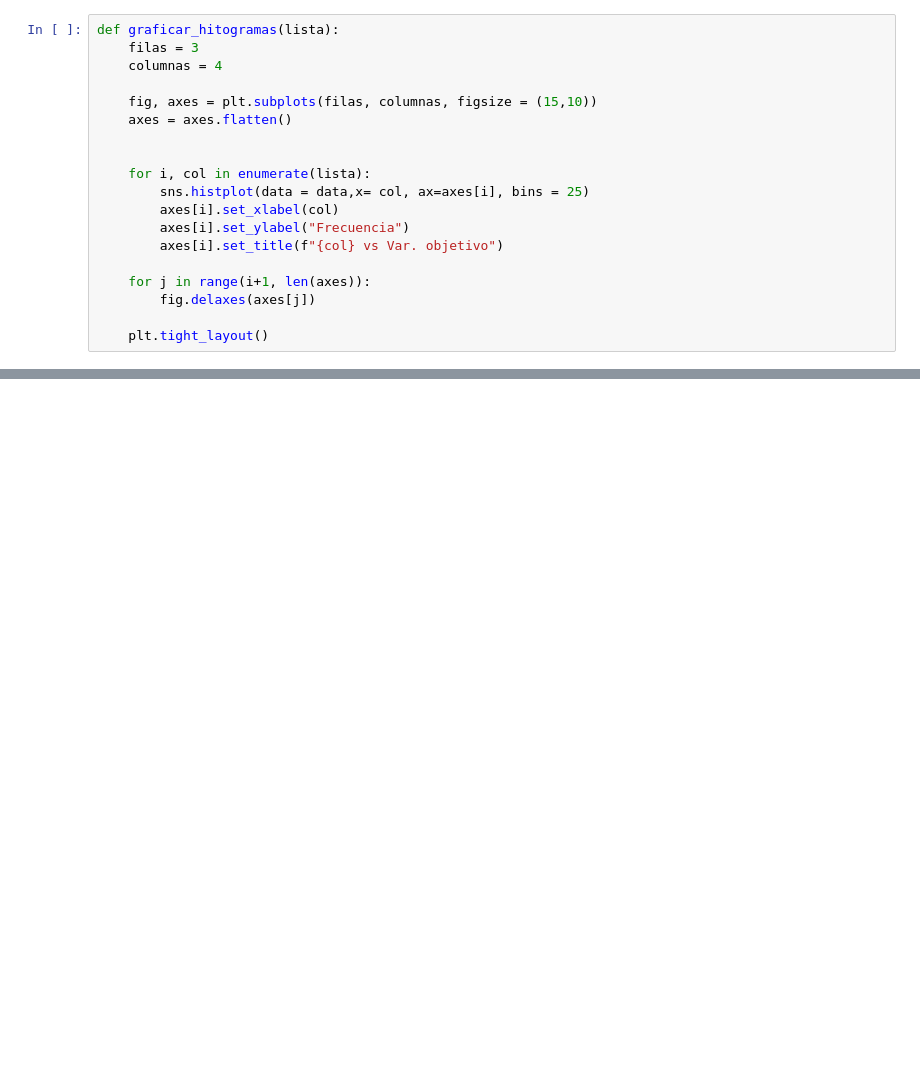
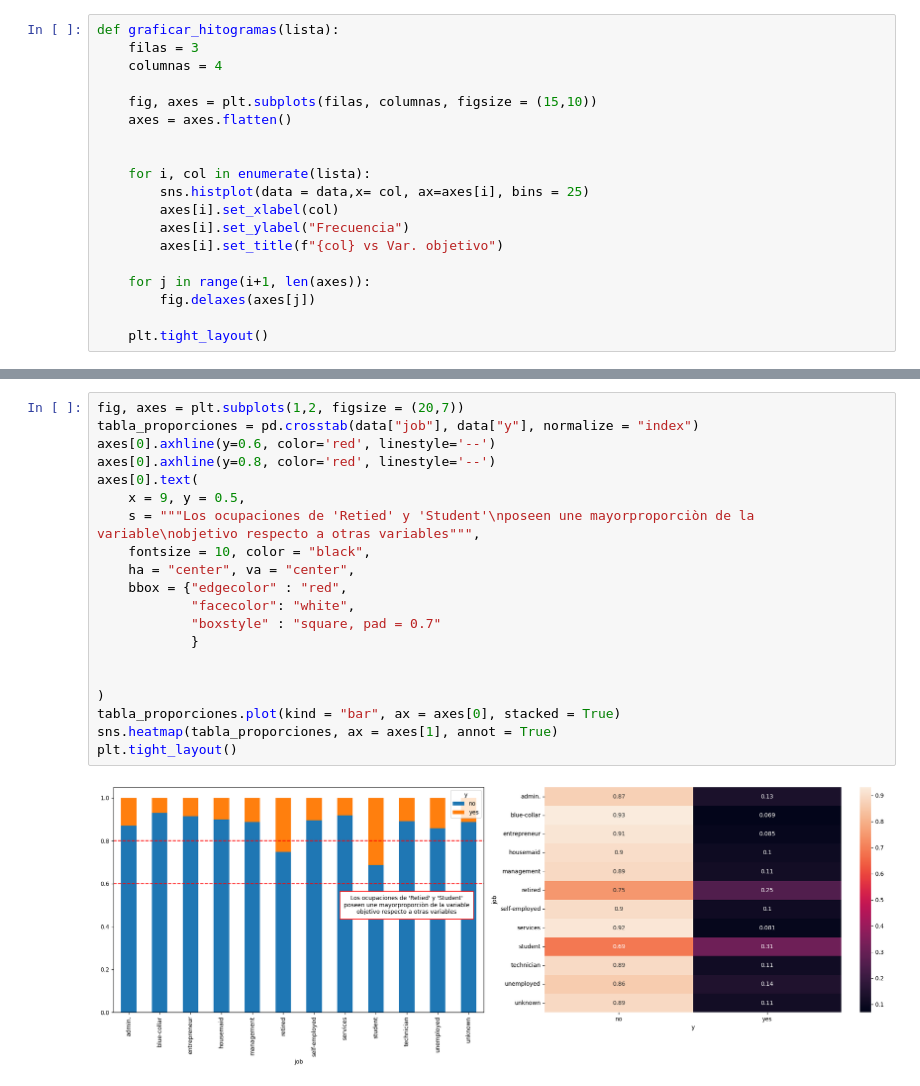
Before and after one commit to Hemersson7/Estadistica, a Jupyter notebook: Tarea1.ipynb, the cells around one changed output, grey strips where cells are left out. Saved outputs shown, nothing was run; the diff lists cells and outputs as text; blank space fills up the shorter version.

```diff
--- a/Tarea1.ipynb
+++ b/Tarea1.ipynb
@@ -192,0 +213,22 @@ graficar_hitogramas(var_quantitative)
+# %%
+fig, axes = plt.subplots(1,2, figsize = (20,7))
+tabla_proporciones = pd.crosstab(data["job"], data["y"], normalize = "index")
+axes[0].axhline(y=0.6, color='red', linestyle='--')
+axes[0].axhline(y=0.8, color='red', linestyle='--')
+axes[0].text(
+    x = 9, y = 0.5,
+    s = """Los ocupaciones de 'Retied' y 'Student'\nposeen une mayorproporciòn de la variable\nobjetivo respecto a otras variables""",
+    fontsize = 10, color = "black",
+    ha = "center", va = "center",
+    bbox = {"edgecolor" : "red",
+            "facecolor": "white",
+            "boxstyle" : "square, pad = 0.7"
+            }
+
+
+)
+tabla_proporciones.plot(kind = "bar", ax = axes[0], stacked = True)
+sns.heatmap(tabla_proporciones, ax = axes[1], annot = True)
+plt.tight_layout()
+# %% [output]
+[figure, added]
```
Also changed, not shown: parts of 15 cells of this notebook.
